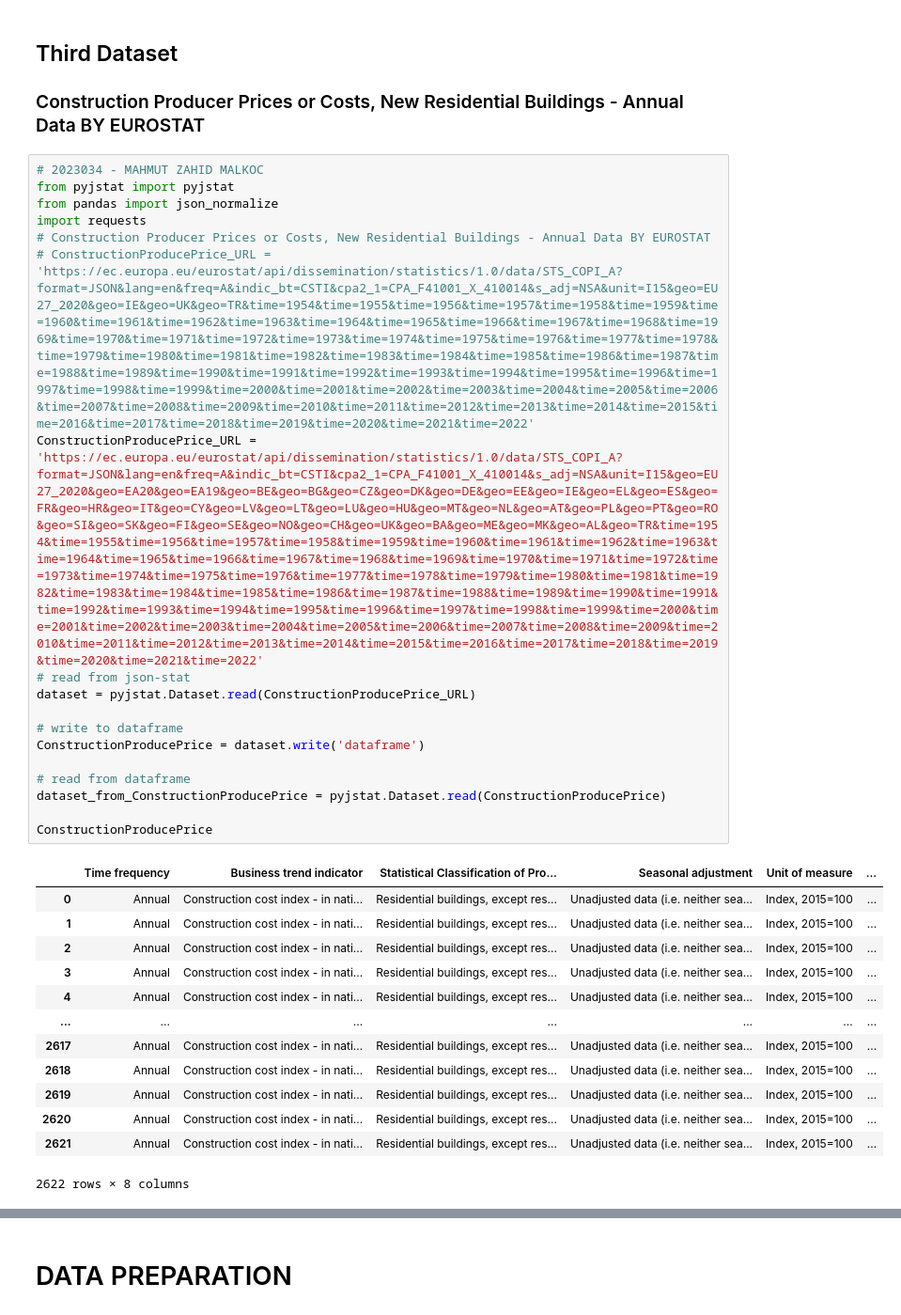
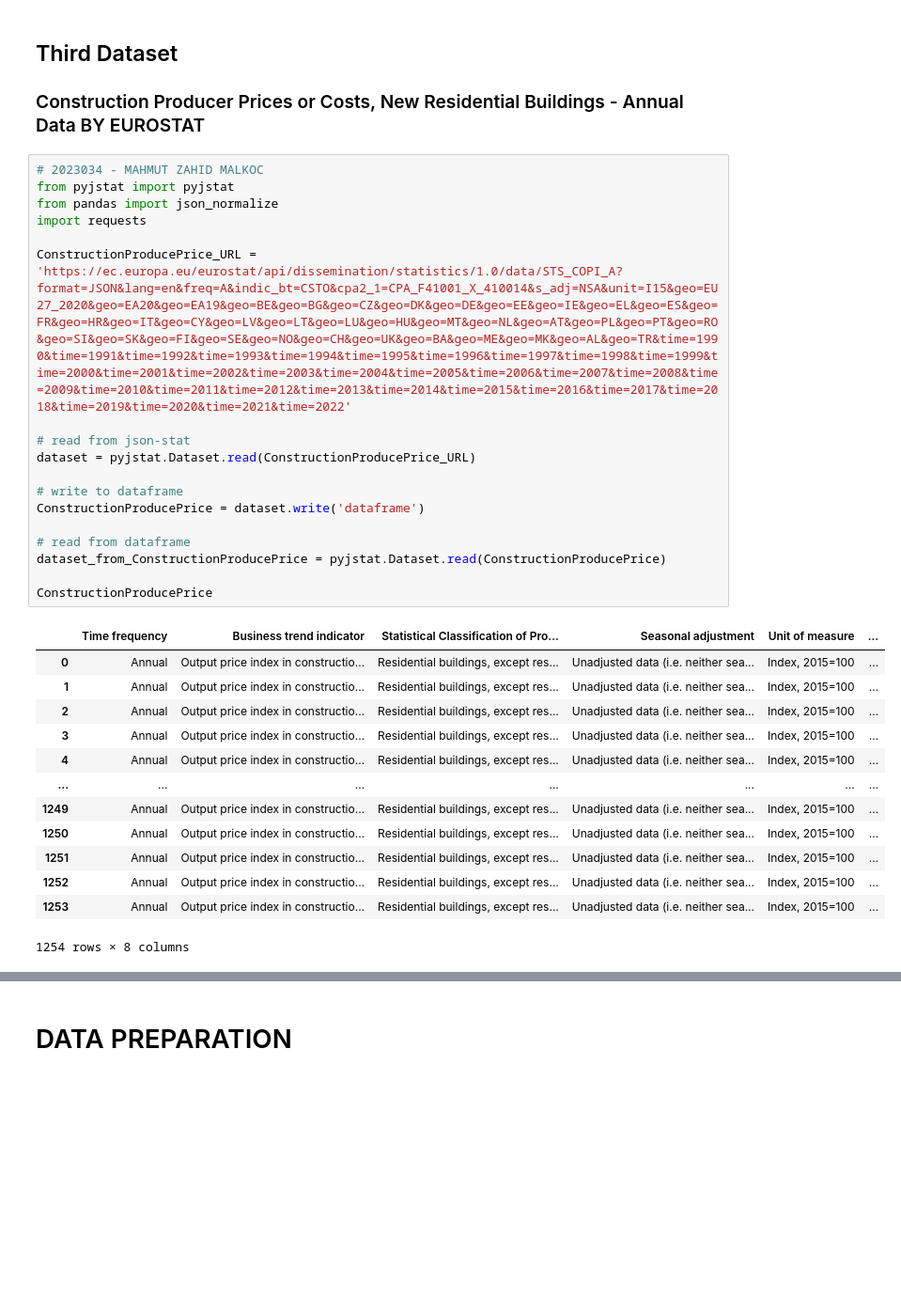
Before and after one commit to mzmalkoc/S1CA2_2023034, a Jupyter notebook: CA2_2023034.ipynb, the cells around one changed output, grey strips where cells are left out. Shown at 94% size. Saved outputs shown, nothing was run; the diff lists cells and outputs as text; blank space fills up the shorter version.

```diff
--- a/CA2_2023034.ipynb
+++ b/CA2_2023034.ipynb
@@ -530,35 +561,35 @@ EmploymentNumberOfPersons
 # %%
 # 2023034 - MAHMUT ZAHID MALKOC
 from pyjstat import pyjstat
 from pandas import json_normalize
 import requests
-# Construction Producer Prices or Costs, New Residential Buildings - Annual Data BY EUROSTAT
-# ConstructionProducePrice_URL = 'https://ec.europa.eu/eurostat/api/dissemination/statistics/1.0/data/STS_COPI_A?format=JSON&lang=en&freq=A&indic_bt=CSTI&cpa2_1=CPA_F41001_X_410014&s_adj=NSA&unit=I15&geo=EU27_2020&geo=IE&geo=UK&geo=TR&time=1954&time=1955&time=1956&time=1957&time=1958&time=1959&time=1960&time=1961&time=1962&time=1963&time=1964&time=1965&time=1966&time=1967&time=1968&time=1969&time=1970&time=1971&time=1972&time=1973&time=1974&time=1975&time=1976&time=1977&time=1978&time=1979&time=1980&time=1981&time=1982&time=1983&time=1984&time=1985&time=1986&time=1987&time=1988&time=1989&time=1990&time=1991&time=1992&time=1993&time=1994&time=1995&time=1996&time=1997&time=1998&time=1999&time=2000&time=2001&time=2002&time=2003&time=2004&time=2005&time=2006&time=2007&time=2008&time=2009&time=2010&time=2011&time=2012&time=2013&time=2014&time=2015&time=2016&time=2017&time=2018&time=2019&time=2020&time=2021&time=2022'
-ConstructionProducePrice_URL = 'https://ec.europa.eu/eurostat/api/dissemination/statistics/1.0/data/STS_COPI_A?format=JSON&lang=en&freq=A&indic_bt=CSTI&cpa2_1=CPA_F41001_X_410014&s_adj=NSA&unit=I15&geo=EU27_2020&geo=EA20&geo=EA19&geo=BE&geo=BG&geo=CZ&geo=DK&geo=DE&geo=EE&geo=IE&geo=EL&geo=ES&geo=FR&geo=HR&geo=IT&geo=CY&geo=LV&geo=LT&geo=LU&geo=HU&geo=MT&geo=NL&geo=AT&geo=PL&geo=PT&geo=RO&geo=SI&geo=SK&geo=FI&geo=SE&geo=NO&geo=CH&geo=UK&geo=BA&geo=ME&geo=MK&geo=AL&geo=TR&time=1954&time=1955&time=1956&time=1957&time=1958&time=1959&time=1960&time=1961&time=1962&time=1963&time=1964&time=1965&time=1966&time=1967&time=1968&time=1969&time=1970&time=1971&time=1972&time=1973&time=1974&time=1975&time=1976&time=1977&time=1978&time=1979&time=1980&time=1981&time=1982&time=1983&time=1984&time=1985&time=1986&time=1987&time=1988&time=1989&time=1990&time=1991&time=1992&time=1993&time=1994&time=1995&time=1996&time=1997&time=1998&time=1999&time=2000&time=2001&time=2002&time=2003&time=2004&time=2005&time=2006&time=2007&time=2008&time=2009&time=2010&time=2011&time=2012&time=2013&time=2014&time=2015&time=2016&time=2017&time=2018&time=2019&time=2020&time=2021&time=2022'
+
+ConstructionProducePrice_URL = 'https://ec.europa.eu/eurostat/api/dissemination/statistics/1.0/data/STS_COPI_A?format=JSON&lang=en&freq=A&indic_bt=CSTO&cpa2_1=CPA_F41001_X_410014&s_adj=NSA&unit=I15&geo=EU27_2020&geo=EA20&geo=EA19&geo=BE&geo=BG&geo=CZ&geo=DK&geo=DE&geo=EE&geo=IE&geo=EL&geo=ES&geo=FR&geo=HR&geo=IT&geo=CY&geo=LV&geo=LT&geo=LU&geo=HU&geo=MT&geo=NL&geo=AT&geo=PL&geo=PT&geo=RO&geo=SI&geo=SK&geo=FI&geo=SE&geo=NO&geo=CH&geo=UK&geo=BA&geo=ME&geo=MK&geo=AL&geo=TR&time=1990&time=1991&time=1992&time=1993&time=1994&time=1995&time=1996&time=1997&time=1998&time=1999&time=2000&time=2001&time=2002&time=2003&time=2004&time=2005&time=2006&time=2007&time=2008&time=2009&time=2010&time=2011&time=2012&time=2013&time=2014&time=2015&time=2016&time=2017&time=2018&time=2019&time=2020&time=2021&time=2022'
+
 # read from json-stat
 dataset = pyjstat.Dataset.read(ConstructionProducePrice_URL)
 
 # write to dataframe
 ConstructionProducePrice = dataset.write('dataframe')
 
 # read from dataframe
 dataset_from_ConstructionProducePrice = pyjstat.Dataset.read(ConstructionProducePrice)
 
 ConstructionProducePrice
 # %% [output]
 |  | Time frequency | Business trend indicator | Statistical Classification of Pro... | Seasonal adjustment | Unit of measure | ... |
-| 0 | Annual | Construction cost index - in nati... | Residential buildings, except res... | Unadjusted data (i.e. neither sea... | Index, 2015=100 | ... |
-| 1 | Annual | Construction cost index - in nati... | Residential buildings, except res... | Unadjusted data (i.e. neither sea... | Index, 2015=100 | ... |
-| 2 | Annual | Construction cost index - in nati... | Residential buildings, except res... | Unadjusted data (i.e. neither sea... | Index, 2015=100 | ... |
-| 3 | Annual | Construction cost index - in nati... | Residential buildings, except res... | Unadjusted data (i.e. neither sea... | Index, 2015=100 | ... |
-| 4 | Annual | Construction cost index - in nati... | Residential buildings, except res... | Unadjusted data (i.e. neither sea... | Index, 2015=100 | ... |
+| 0 | Annual | Output price index in constructio... | Residential buildings, except res... | Unadjusted data (i.e. neither sea... | Index, 2015=100 | ... |
+| 1 | Annual | Output price index in constructio... | Residential buildings, except res... | Unadjusted data (i.e. neither sea... | Index, 2015=100 | ... |
+| 2 | Annual | Output price index in constructio... | Residential buildings, except res... | Unadjusted data (i.e. neither sea... | Index, 2015=100 | ... |
+| 3 | Annual | Output price index in constructio... | Residential buildings, except res... | Unadjusted data (i.e. neither sea... | Index, 2015=100 | ... |
+| 4 | Annual | Output price index in constructio... | Residential buildings, except res... | Unadjusted data (i.e. neither sea... | Index, 2015=100 | ... |
 | ... | ... | ... | ... | ... | ... | ... |
-| 2617 | Annual | Construction cost index - in nati... | Residential buildings, except res... | Unadjusted data (i.e. neither sea... | Index, 2015=100 | ... |
-| 2618 | Annual | Construction cost index - in nati... | Residential buildings, except res... | Unadjusted data (i.e. neither sea... | Index, 2015=100 | ... |
-| 2619 | Annual | Construction cost index - in nati... | Residential buildings, except res... | Unadjusted data (i.e. neither sea... | Index, 2015=100 | ... |
-| 2620 | Annual | Construction cost index - in nati... | Residential buildings, except res... | Unadjusted data (i.e. neither sea... | Index, 2015=100 | ... |
-| 2621 | Annual | Construction cost index - in nati... | Residential buildings, except res... | Unadjusted data (i.e. neither sea... | Index, 2015=100 | ... |
+| 1249 | Annual | Output price index in constructio... | Residential buildings, except res... | Unadjusted data (i.e. neither sea... | Index, 2015=100 | ... |
+| 1250 | Annual | Output price index in constructio... | Residential buildings, except res... | Unadjusted data (i.e. neither sea... | Index, 2015=100 | ... |
+| 1251 | Annual | Output price index in constructio... | Residential buildings, except res... | Unadjusted data (i.e. neither sea... | Index, 2015=100 | ... |
+| 1252 | Annual | Output price index in constructio... | Residential buildings, except res... | Unadjusted data (i.e. neither sea... | Index, 2015=100 | ... |
+| 1253 | Annual | Output price index in constructio... | Residential buildings, except res... | Unadjusted data (i.e. neither sea... | Index, 2015=100 | ... |
-2622 rows × 8 columns
+1254 rows × 8 columns
 # %%
 # 2023034 - MAHMUT ZAHID MALKOC
 # "geo", "TIME_PERIOD" and "OBS_VALUE" are choosen
```
Also changed, not shown: parts of 37 cells of this notebook.
